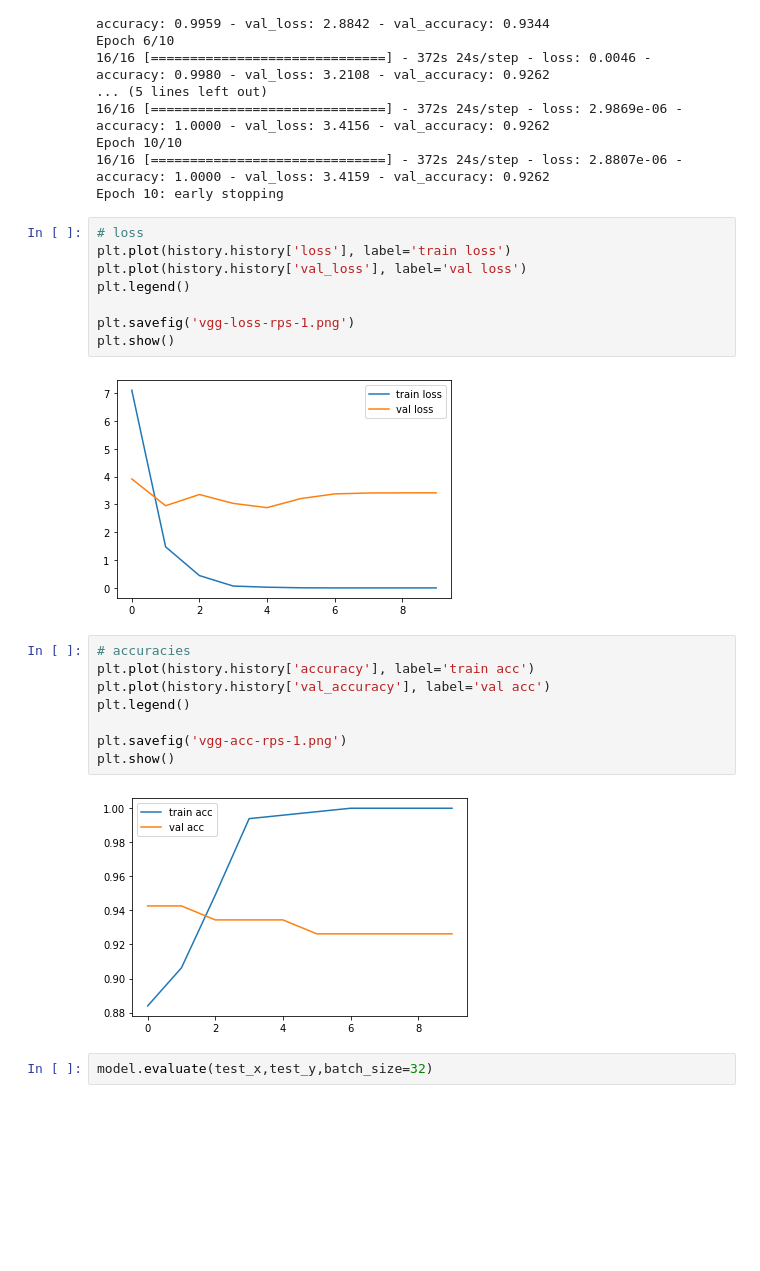
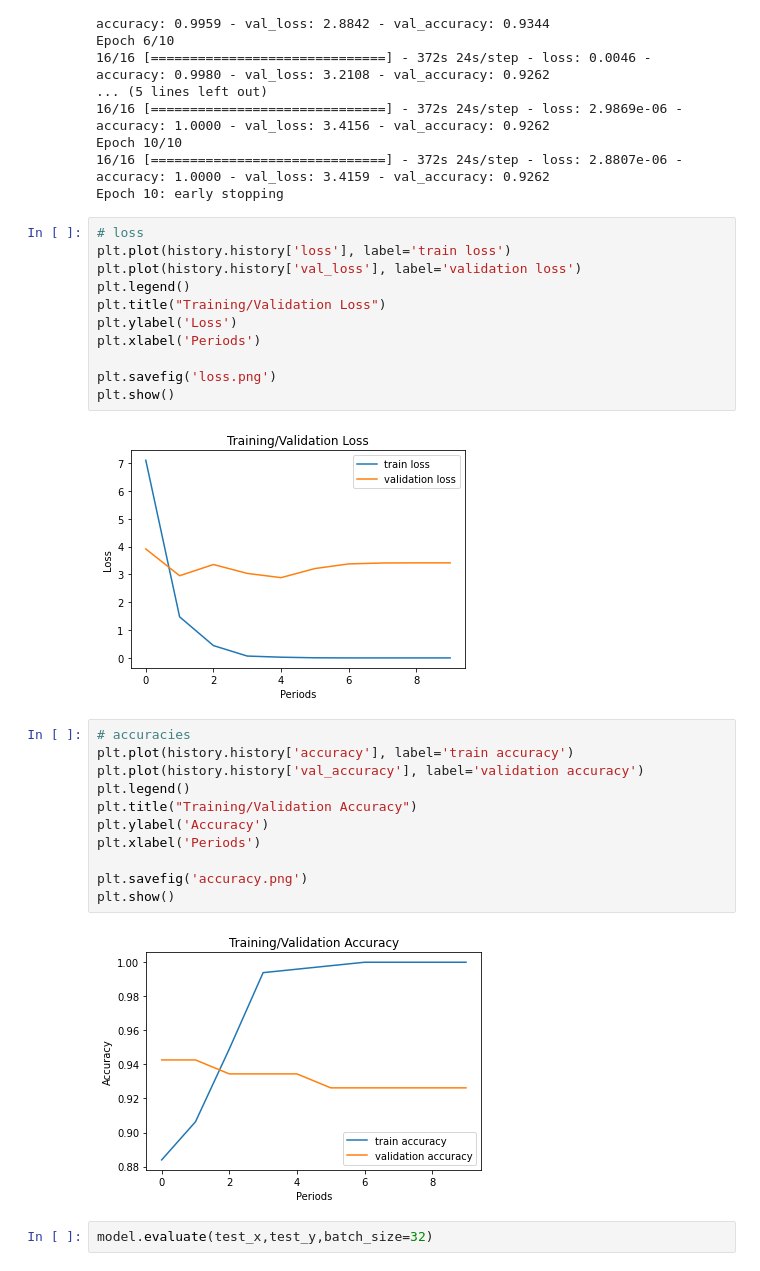
Before and after one commit to JerKeller/2022_ML_Earth_Env_Sci, a Jupyter notebook: Daphnia_Class.ipynb, the cells around one changed output. Drawn from its saved outputs; the diff is of its cells as text; blank space fills up the shorter version.

```diff
--- a/Daphnia_Class.ipynb
+++ b/Daphnia_Class.ipynb
@@ -178,23 +178,29 @@ Epoch 10: early stopping
 # %%
 # loss
 plt.plot(history.history['loss'], label='train loss')
-plt.plot(history.history['val_loss'], label='val loss')
+plt.plot(history.history['val_loss'], label='validation loss')
 plt.legend()
+plt.title("Training/Validation Loss")
+plt.ylabel('Loss')
+plt.xlabel('Periods')
 
-plt.savefig('vgg-loss-rps-1.png')
+plt.savefig('loss.png')
 plt.show()
 # %% [output]
-[figure, old version]
+[figure, new version]
 # %%
 # accuracies
-plt.plot(history.history['accuracy'], label='train acc')
-plt.plot(history.history['val_accuracy'], label='val acc')
+plt.plot(history.history['accuracy'], label='train accuracy')
+plt.plot(history.history['val_accuracy'], label='validation accuracy')
 plt.legend()
+plt.title("Training/Validation Accuracy")
+plt.ylabel('Accuracy')
+plt.xlabel('Periods')
 
-plt.savefig('vgg-acc-rps-1.png')
+plt.savefig('accuracy.png')
 plt.show()
 # %% [output]
-[figure, old version]
+[figure, new version]
 # %%
 model.evaluate(test_x,test_y,batch_size=32)
 # %% [output]
```
Also changed, not shown: parts of 2 cells of this notebook.
